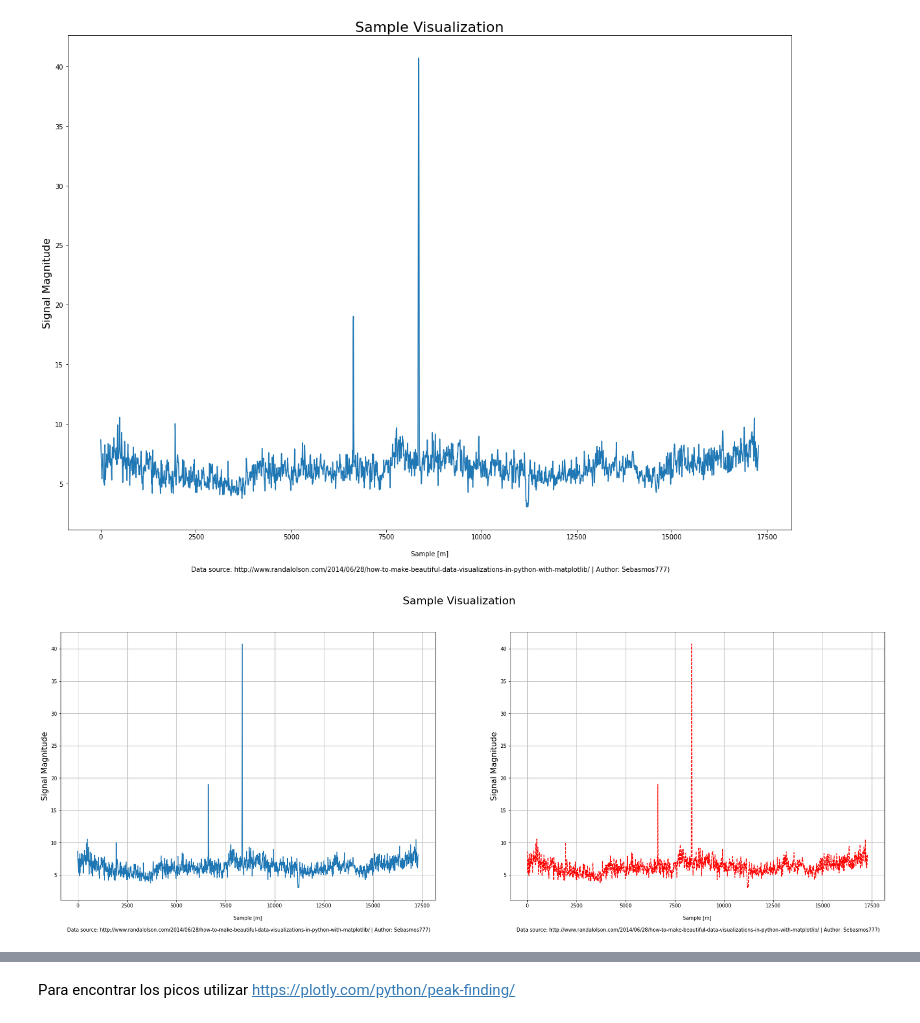
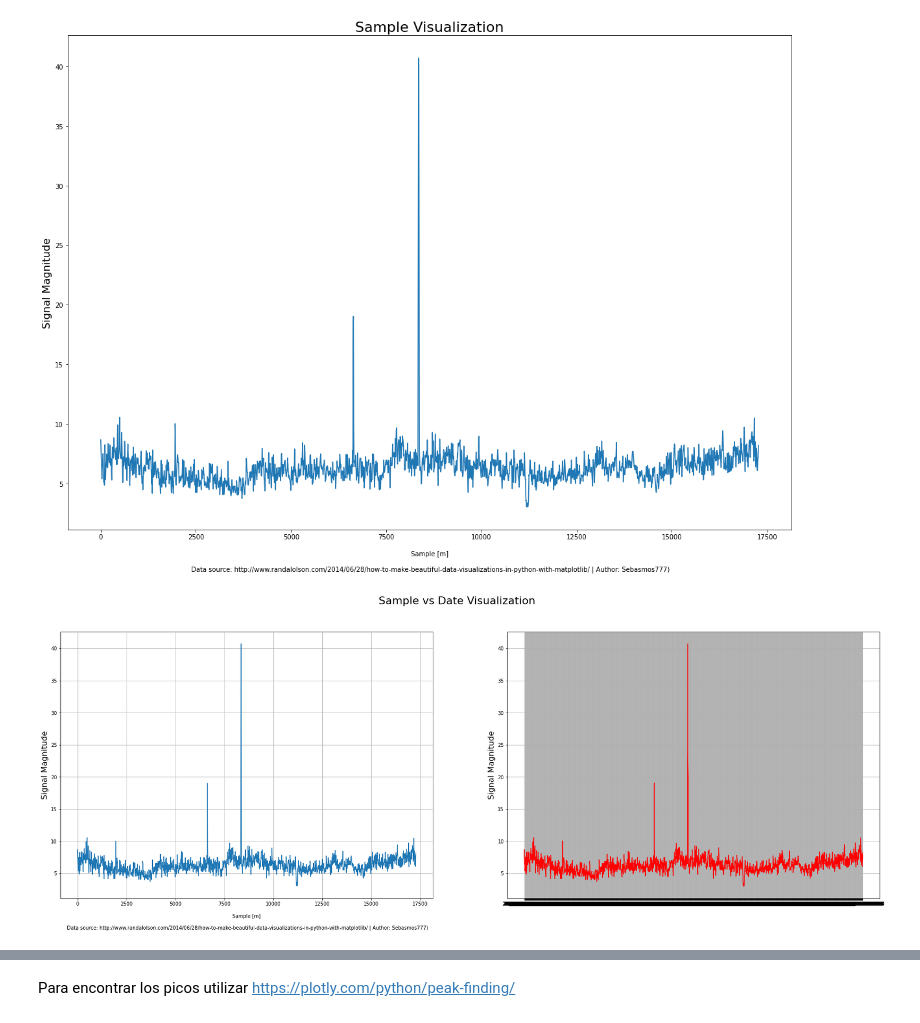
Before and after one commit to sebasmos/SolarFlares-Standford, a Jupyter notebook: SunAnalysis_TensorFlow_pynb.ipynb, the cells around one changed output, grey strips where cells are left out. Cells and saved outputs as stored; diff of their text form; code cells hidden in the pictures.

```diff
--- a/SunAnalysis_TensorFlow_pynb.ipynb
+++ b/SunAnalysis_TensorFlow_pynb.ipynb
@@ -107,21 +106,21 @@ plt.show()
 # %%
 #Grafica general en terminos de fechas
 
 plt.figure(figsize=(30,10))
 plt.subplot(121)
 plt.plot(x, Signal, '-') # Reemplazar x por Dates para obtener en terminos fechas
 plt.ylabel("Signal Magnitude", fontsize=16)
 plt.xlabel("\n Sample [m] \n\n Data source: http://www.randalolson.com/2014/06/28/how-to-make-beautiful-data-visualizations-in-python-with-matplotlib/ | "
            "Author: Sebasmos777)", fontsize=10)
 plt.grid(True)
 plt.subplot(122)
-plt.plot(x, Signal, 'r--') # Reemplazar x por Dates para obtener en terminos fechas
+plt.plot(Dates, Signal, 'r') # Reemplazar x por Dates para obtener en terminos fechas
 plt.ylabel("Signal Magnitude", fontsize=16)
-plt.xlabel("\n Sample [m] \n\n Data source: http://www.randalolson.com/2014/06/28/how-to-make-beautiful-data-visualizations-in-python-with-matplotlib/ | "
-           "Author: Sebasmos777)", fontsize=10)
+#plt.xlabel("\n Sample [m] \n\n Data source: http://www.randalolson.com/2014/06/28/how-to-make-beautiful-data-visualizations-in-python-with-matplotlib/ | "
+         #  "Author: Sebasmos777)", fontsize=10)
 plt.grid(True)
 #Add gadgets
-plt.suptitle("Sample Visualization",fontsize=22)
+plt.suptitle("Sample vs Date Visualization",fontsize=22)
 plt.show()
 # %% [output]
-[figure, old version]
+[figure, new version]
```
Also changed, not shown: parts of 12 cells of this notebook.
